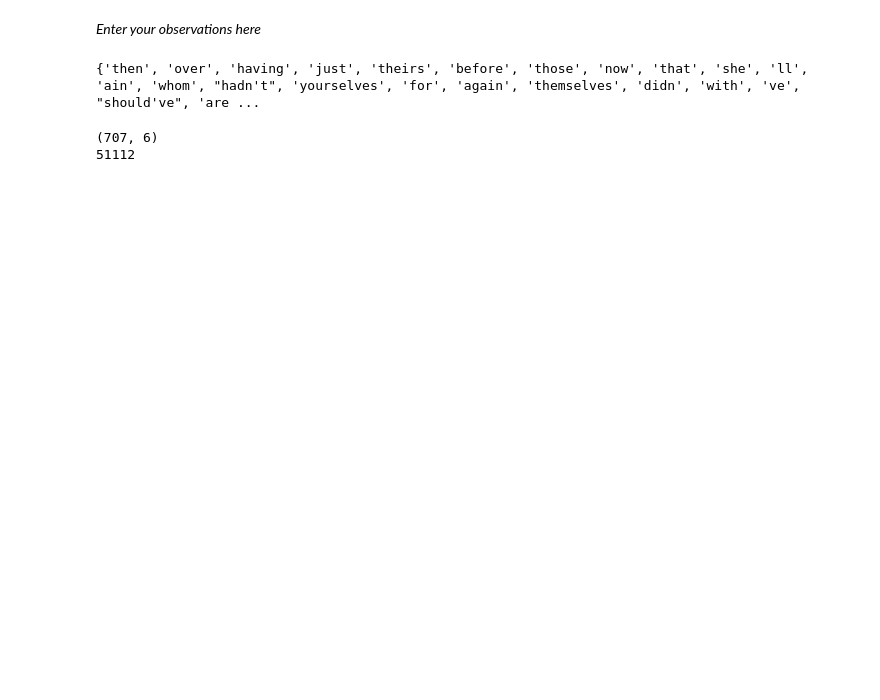
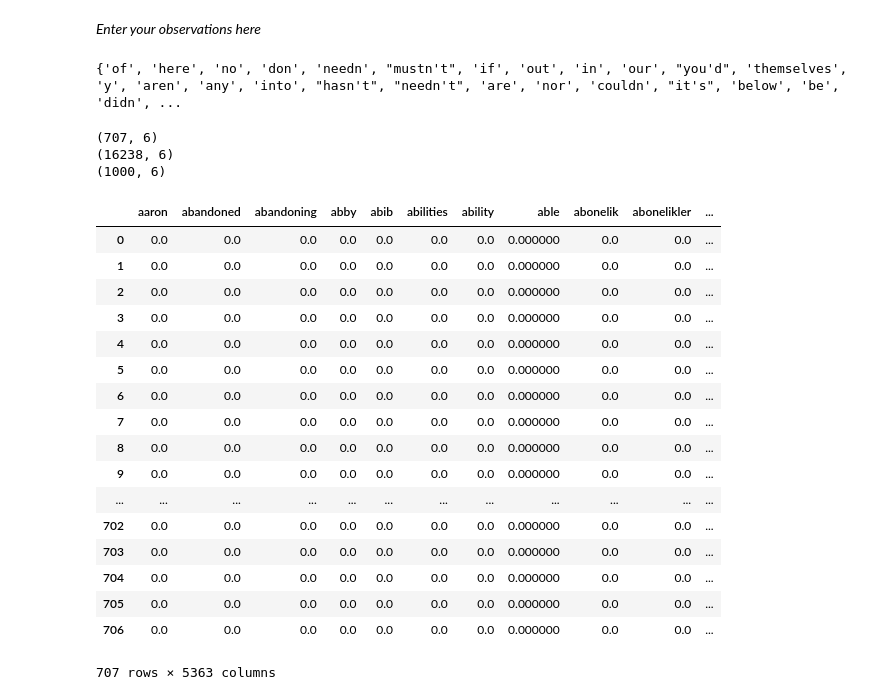
Before and after one commit to evanfrawley/spam-filtering, a Jupyter notebook: data-cleaning.ipynb, the cells around one changed output. Saved outputs shown, nothing was run; the diff lists cells and outputs as text; code cells hidden in the pictures; blank space fills up the shorter version.

Commit message:
made prior, ran classifiers, looked at confusion matrix

```diff
--- a/data-cleaning.ipynb
+++ b/data-cleaning.ipynb
@@ -11,6 +11,7 @@ import numpy as np
 import time
 import nltk
 from nltk.corpus import stopwords
+from nltk.tokenize import word_tokenize
 from sklearn.model_selection import KFold
 from sklearn.model_selection import cross_val_score
 from sklearn.pipeline import make_pipeline
@@ -40,11 +41,11 @@ def createCSV(name, mbox, mes_type):
         else:
             content = str(message.get_payload(decode=True))
             content = cleanMe(content)
-#         content = content.split()
-        #print(content)
+        content = content.split()
+        print(content)
         writer.writerow([message['subject'], message['from'], message['date'], message['Message-Id'], content, mes_type])
 # %% [output]
-{'then', 'over', 'having', 'just', 'theirs', 'before', 'those', 'now', 'that', 'she', 'll', 'ain', 'whom', "hadn't", 'yourselves', 'for', 'again', 'themselves', 'didn', 'with', 've', "should've", 'are ...
+{'of', 'here', 'no', 'don', 'needn', "mustn't", 'if', 'out', 'in', 'our', "you'd", 'themselves', 'y', 'aren', 'any', 'into', "hasn't", "needn't", 'are', 'nor', 'couldn', "it's", 'below', 'be', 'didn', ...
 # %%
 def cleanMe(html):
     soup = bs(html,"lxml") # create a new bs4 object from the html data loaded
@@ -77,8 +79,52 @@ def cleanMe(html):
-# %%
-spam1 = pd.read_csv("./data/spam1.csv")
-print(spam1.shape)
-inbox1 = pd.read_csv("./data/inbox.csv")
-print(inbox1.shape[0])
-# %% [output]
-(707, 6)
-51112
+# %%
+from sklearn.feature_extraction.text import TfidfVectorizer
+from sklearn.feature_extraction import DictVectorizer
+
+#spam1 = pd.read_csv("./data/spam1.csv")
+spam2 = pd.read_csv("./data/spam_t1.csv")
+#print(spam1.shape)
+#inbox1 = pd.read_csv("./data/inbox.csv")
+inbox2 = pd.read_csv("./data/inbox_t1.csv")
+#print(inbox2.shape[0])
+#spam2.replace('Spam', 0).replace('Ham', 1)
+#spam2.data = np.matrix(spam2.Payload)
+print(spam2.shape)
+print(inbox2.shape)
+# using sklearn package to make prior matrix for ham and spam
+# inbox is too big, delete some rows (look in past year)
+inbox2_current = inbox2[0 : 1000]
+print(inbox2_current.shape)
+vec = TfidfVectorizer()
+def getPrior(data, result):
+    X = vec.fit_transform(data)
+    prior = pd.DataFrame(X.toarray(), columns=vec.get_feature_names())
+    prior['RESULT'] = result
+    return prior
+
+spam_prior = getPrior(spam2.Payload, 0)
+
+ham_prior = getPrior(inbox2_current.Payload,1)
+ham_prior
+spam_prior
+# %% [output]
+(707, 6)
+(16238, 6)
+(1000, 6)
+|  | aaron | abandoned | abandoning | abby | abib | abilities | ability | able | abonelik | abonelikler | ... |
+| 0 | 0.0 | 0.0 | 0.0 | 0.0 | 0.0 | 0.0 | 0.0 | 0.000000 | 0.0 | 0.0 | ... |
+| 1 | 0.0 | 0.0 | 0.0 | 0.0 | 0.0 | 0.0 | 0.0 | 0.000000 | 0.0 | 0.0 | ... |
+| 2 | 0.0 | 0.0 | 0.0 | 0.0 | 0.0 | 0.0 | 0.0 | 0.000000 | 0.0 | 0.0 | ... |
+| 3 | 0.0 | 0.0 | 0.0 | 0.0 | 0.0 | 0.0 | 0.0 | 0.000000 | 0.0 | 0.0 | ... |
+| 4 | 0.0 | 0.0 | 0.0 | 0.0 | 0.0 | 0.0 | 0.0 | 0.000000 | 0.0 | 0.0 | ... |
+| 5 | 0.0 | 0.0 | 0.0 | 0.0 | 0.0 | 0.0 | 0.0 | 0.000000 | 0.0 | 0.0 | ... |
+| 6 | 0.0 | 0.0 | 0.0 | 0.0 | 0.0 | 0.0 | 0.0 | 0.000000 | 0.0 | 0.0 | ... |
+| 7 | 0.0 | 0.0 | 0.0 | 0.0 | 0.0 | 0.0 | 0.0 | 0.000000 | 0.0 | 0.0 | ... |
+| 8 | 0.0 | 0.0 | 0.0 | 0.0 | 0.0 | 0.0 | 0.0 | 0.000000 | 0.0 | 0.0 | ... |
+| 9 | 0.0 | 0.0 | 0.0 | 0.0 | 0.0 | 0.0 | 0.0 | 0.000000 | 0.0 | 0.0 | ... |
+| ... | ... | ... | ... | ... | ... | ... | ... | ... | ... | ... | ... |
+| 702 | 0.0 | 0.0 | 0.0 | 0.0 | 0.0 | 0.0 | 0.0 | 0.000000 | 0.0 | 0.0 | ... |
+| 703 | 0.0 | 0.0 | 0.0 | 0.0 | 0.0 | 0.0 | 0.0 | 0.000000 | 0.0 | 0.0 | ... |
+| 704 | 0.0 | 0.0 | 0.0 | 0.0 | 0.0 | 0.0 | 0.0 | 0.000000 | 0.0 | 0.0 | ... |
+| 705 | 0.0 | 0.0 | 0.0 | 0.0 | 0.0 | 0.0 | 0.0 | 0.000000 | 0.0 | 0.0 | ... |
+| 706 | 0.0 | 0.0 | 0.0 | 0.0 | 0.0 | 0.0 | 0.0 | 0.000000 | 0.0 | 0.0 | ... |
+707 rows × 5363 columns
```
Also changed, not shown: parts of 21 cells of this notebook, 1 other file.
